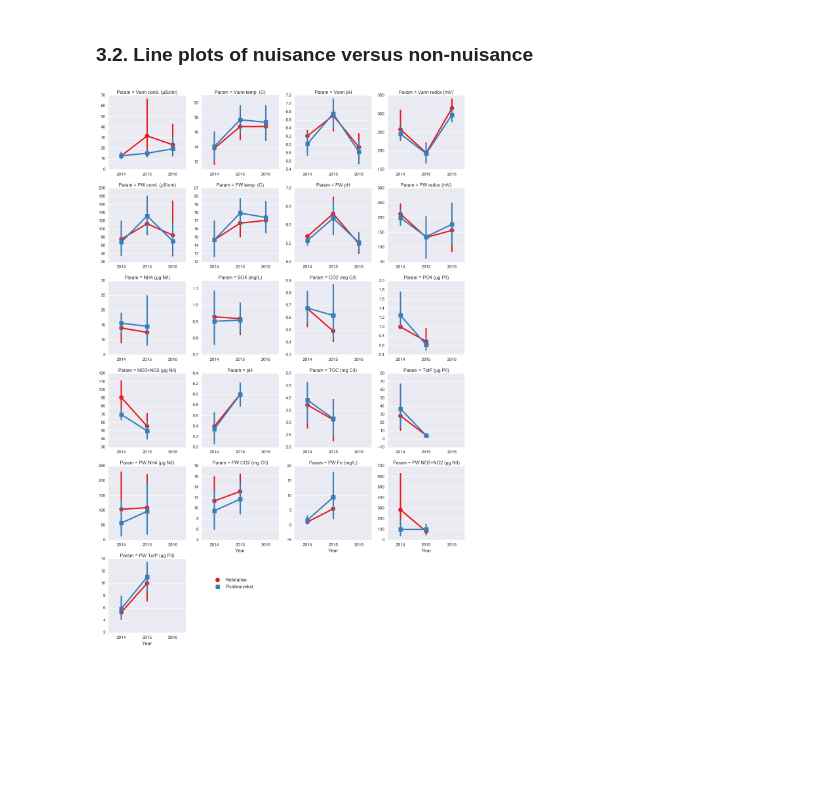
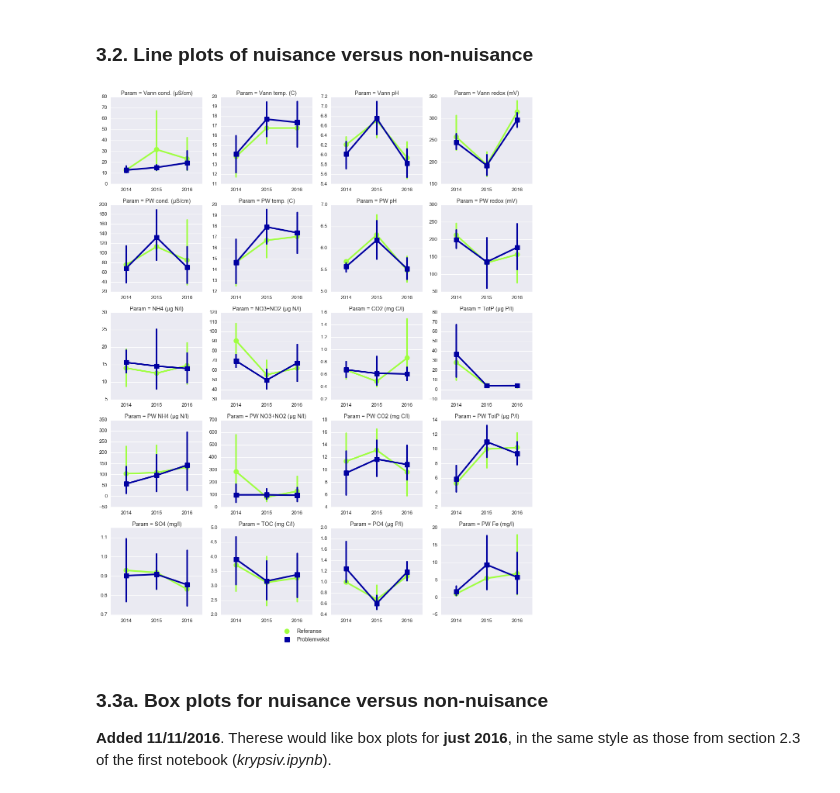
Before and after one commit to JamesSample/krypsiv, a Jupyter notebook: krypsiv_2.ipynb, the cells around one changed output. Saved outputs shown, nothing was run; the diff lists cells and outputs as text; code cells hidden in the pictures; blank space fills up the shorter version.

```diff
--- a/krypsiv_2.ipynb
+++ b/krypsiv_2.ipynb
@@ -394,25 +424,37 @@ for site in sites_no:
 # %%
 # Plot
 g = sn.factorplot(x='Year', y='Value', hue='Type',
                   col='Param', col_wrap=4,
                   data=df,
                   kind='point',
+                  col_order=[u'Vann cond. (µS/cm)', 'Vann temp. (C)', 'Vann pH', 'Vann redox (mV)',
+                             u'PW cond. (µS/cm)', 'PW temp. (C)', 'PW pH', 'PW redox (mV)',
+                             u'NH4 (µg N/l)', 'NO3+NO2 (µg N/l)', 'CO2 (mg C/l)', 'TotP (µg P/l)',
+                             u'PW NH4 (µg N/l)', 'PW NO3+NO2 (µg N/l)', 'PW CO2 (mg C/l)', 'PW TotP (µg P/l)',
+                             'SO4 (mg/l)', 'TOC (mg C/l)', u'PO4 (µg P/l)', 'PW Fe (mg/l)'],
                   ci=95,
                   sharex=False,
                   sharey=False,
                   margin_titles=True,
                   markers=['o', 's'],
-                  palette='Set1',
+                  palette={'Referanse':'#9FFF40',
+                           'Problemvekst':'#0000A0'},
                   legend=False)
 
 g.set(ylabel='')
-g.axes[-1].legend(loc='upper left', bbox_to_anchor=(1.3, 0.8),
-                    fontsize=14)
+g.set(xlabel='')
+g.axes[-1].legend(loc='upper left', bbox_to_anchor=(-1.8, -0.1),
+                  fontsize=14)
 plt.tight_layout()
+plt.subplots_adjust(bottom=0.05)
 
 # Save
 out_fold = r'C:\Data\James_Work\Staff\Therese_FM\Bulbous_Rushes\Plots'
 out_path = os.path.join(out_fold, 'chem_ts_all_by_type.png')
 plt.savefig(out_path, dpi=300)
 # %% [output]
-[figure, old version]
+[figure, new version]
+# %% [markdown]
+### 3.3a. Box plots for nuisance versus non-nuisance
+
+**Added 11/11/2016**. Therese would like box plots for **just 2016**, in the same style as those from section 2.3 of the first notebook (*krypsiv.ipynb*).
```
Also changed, not shown: parts of 14 cells of this notebook, 4 other files.
